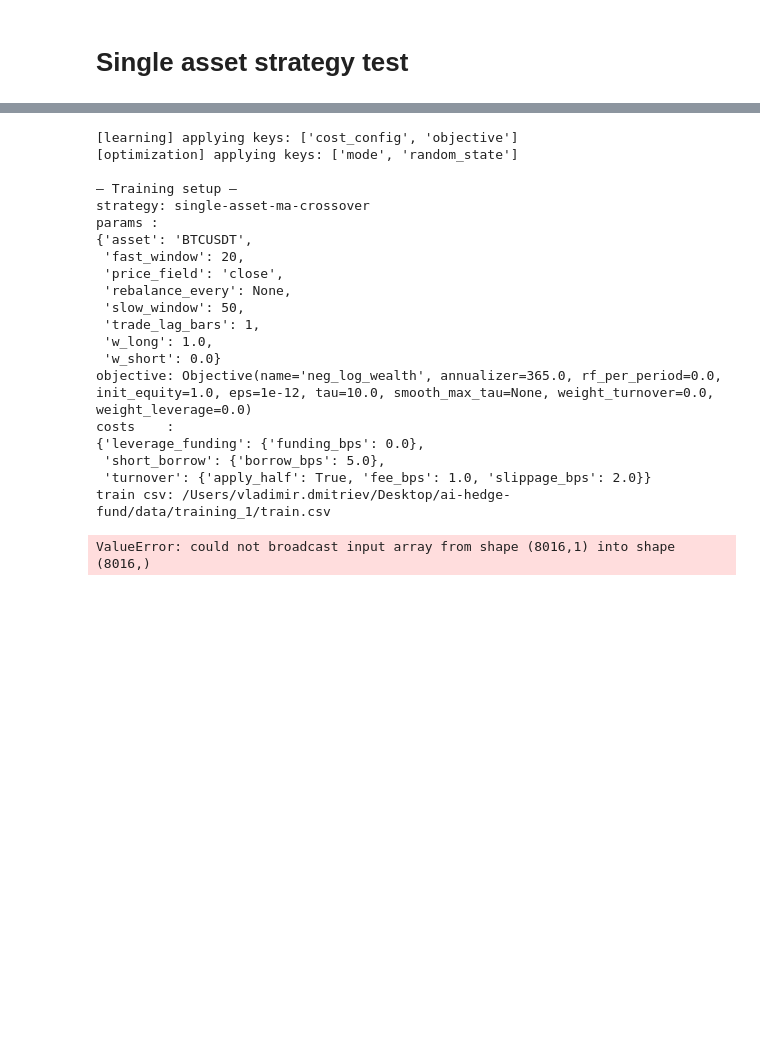
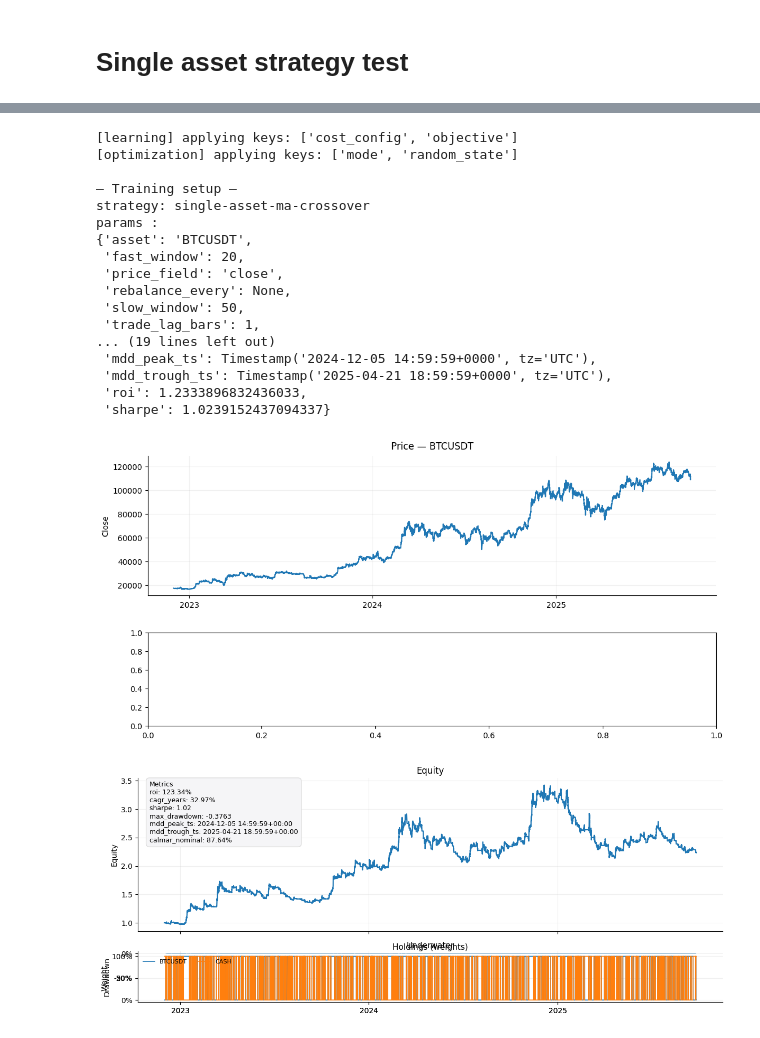
Before and after one commit to VladimirDmitriev1997/ai-hedge-fund, a Jupyter notebook: notebooks/single_asset.ipynb, the cells around one changed output, grey strips where cells are left out. Drawn from its saved outputs; the diff is of its cells as text; code cells hidden in the pictures; blank space fills up the shorter version.

```diff
--- a/notebooks/single_asset.ipynb
+++ b/notebooks/single_asset.ipynb
@@ -221,56 +221,37 @@ train_res = train_on_csv(
     optimization=optimization_cfg,
     model_dir="models",
     code_hint=str(code),   # use dataset numeric code in the saved filename
 )
 
 print("\n[ok] trained.")
 print("best loss   :", getattr(train_res.fit, "best_loss", None))
 print("best params :"); _pp.pprint(getattr(train_res.fit, "best_params", None))
 print("model saved :", train_res.model_path)
 
 # ----------------
 # 6) Test / inference
 # ----------------
 run_res = run_on_csv(
     csv_path=TEST_CSV,
     strategy_or_model=train_res.model_path,  # load the saved model for inference
 )
-
-print("\n— Test metrics —")
-_pp.pprint(run_res.metrics)
-
-# Optional quick dashboard
-try:
-    viz.plot_single_asset_dashboard(
-        df=test_df,
-        weights=run_res.weights,
-        equity=run_res.equity,
-        metrics=run_res.metrics,
-        asset=SYMBOL,
-        price_mode="candles",
-        show=True,
-    )
-except Exception as e:
-    print("[info] plotting skipped:", e)
 # %% [output]
 [learning] applying keys: ['cost_config', 'objective']
 [optimization] applying keys: ['mode', 'random_state']
 
 — Training setup —
 strategy: single-asset-ma-crossover
 params :
 {'asset': 'BTCUSDT',
  'fast_window': 20,
  'price_field': 'close',
  'rebalance_every': None,
  'slow_window': 50,
  'trade_lag_bars': 1,
- 'w_long': 1.0,
- 'w_short': 0.0}
-objective: Objective(name='neg_log_wealth', annualizer=365.0, rf_per_period=0.0, init_equity=1.0, eps=1e-12, tau=10.0, smooth_max_tau=None, weight_turnover=0.0, weight_leverage=0.0)
-costs    :
-{'leverage_funding': {'funding_bps': 0.0},
- 'short_borrow': {'borrow_bps': 5.0},
- 'turnover': {'apply_half': True, 'fee_bps': 1.0, 'slippage_bps': 2.0}}
-train csv: /Users/vladimir.dmitriev/Desktop/ai-hedge-fund/data/training_1/train.csv
+... (19 lines left out)
+ 'mdd_peak_ts': Timestamp('2024-12-05 14:59:59+0000', tz='UTC'),
+ 'mdd_trough_ts': Timestamp('2025-04-21 18:59:59+0000', tz='UTC'),
+ 'roi': 1.2333896832436033,
+ 'sharpe': 1.0239152437094337}
-ValueError: could not broadcast input array from shape (8016,1) into shape (8016,)
+[figure, added]
+[figure, added]
```
Also changed, not shown: parts of 3 cells of this notebook, 10 other files.
